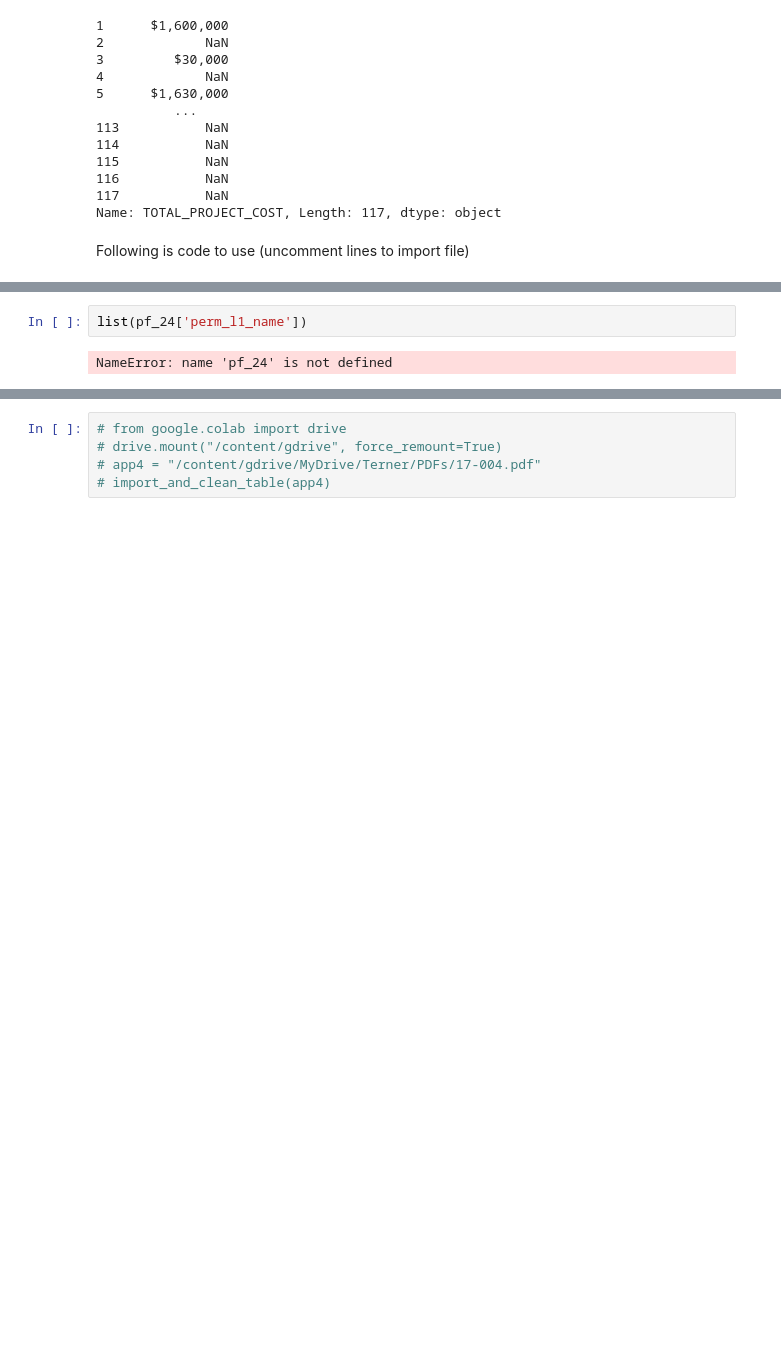
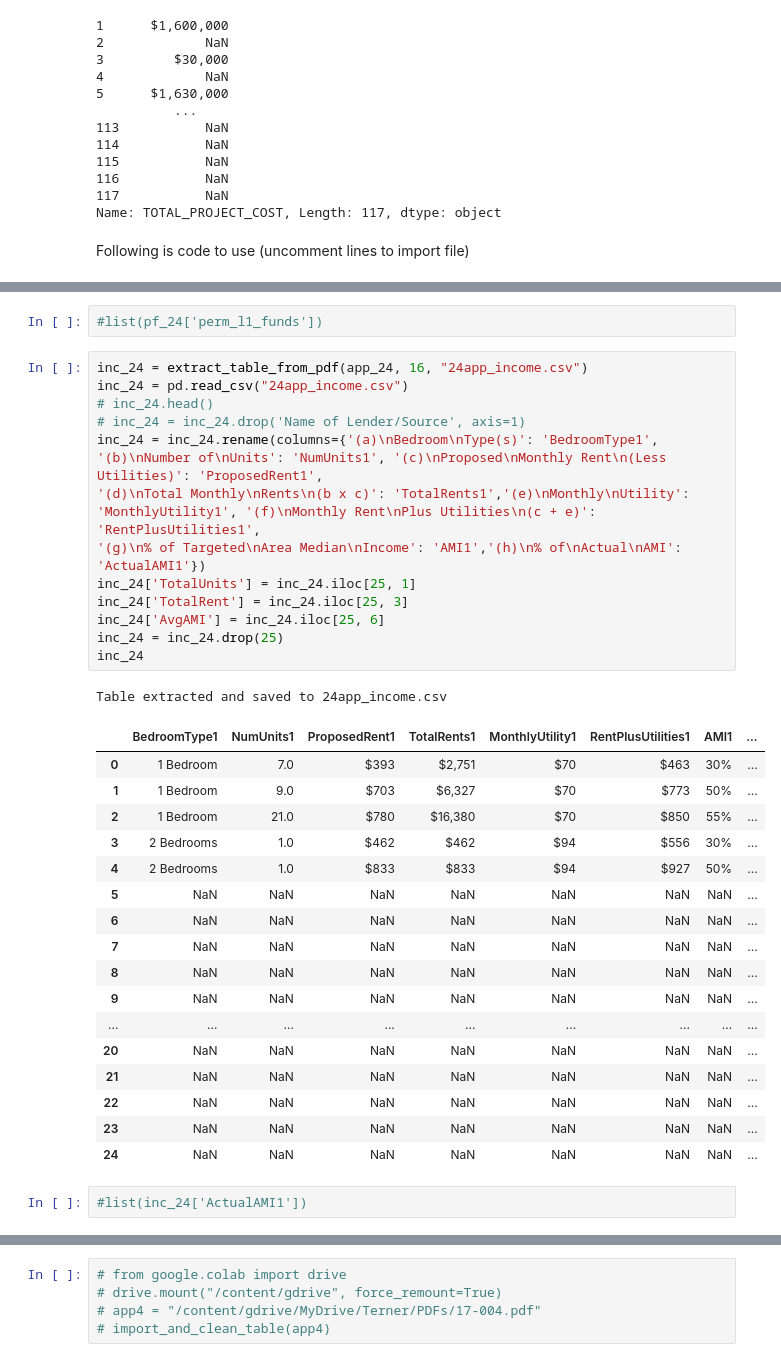
Before and after one commit to farihahahaa/DiscoveryFall22, a Jupyter notebook: InitDataScrape.ipynb, the cells around one changed output, grey strips where cells are left out. Saved outputs shown, nothing was run; the diff lists cells and outputs as text; blank space fills up the shorter version.

```diff
--- a/InitDataScrape.ipynb
+++ b/InitDataScrape.ipynb
@@ -367,7 +369,39 @@ Table extracted and saved to 24app_permfin.csv
 | 12 | NaN | NaN | NaN | NaN | NaN | $4,183,502 | ... |
 | 13 | NaN | NaN | NaN | NaN | NaN | $13,647,151 | ... |
 | 14 | NaN | NaN | NaN | NaN | NaN | $17,830,653 | ... |
-# %%
-list(pf_24['perm_l1_name'])
-# %% [output]
-NameError: name 'pf_24' is not defined
+# %%
+#list(pf_24['perm_l1_funds'])
+# %%
+inc_24 = extract_table_from_pdf(app_24, 16, "24app_income.csv")
+inc_24 = pd.read_csv("24app_income.csv")
+# inc_24.head()
+# inc_24 = inc_24.drop('Name of Lender/Source', axis=1)
+inc_24 = inc_24.rename(columns={'(a)\nBedroom\nType(s)': 'BedroomType1', '(b)\nNumber of\nUnits': 'NumUnits1', '(c)\nProposed\nMonthly Rent\n(Less Utilities)': 'ProposedRent1',
+'(d)\nTotal Monthly\nRents\n(b x c)': 'TotalRents1','(e)\nMonthly\nUtility': 'MonthlyUtility1', '(f)\nMonthly Rent\nPlus Utilities\n(c + e)': 'RentPlusUtilities1',
+'(g)\n% of Targeted\nArea Median\nIncome': 'AMI1','(h)\n% of\nActual\nAMI': 'ActualAMI1'})
+inc_24['TotalUnits'] = inc_24.iloc[25, 1]
+inc_24['TotalRent'] = inc_24.iloc[25, 3]
+inc_24['AvgAMI'] = inc_24.iloc[25, 6]
+inc_24 = inc_24.drop(25)
+inc_24
+# %% [output]
+Table extracted and saved to 24app_income.csv
+|  | BedroomType1 | NumUnits1 | ProposedRent1 | TotalRents1 | MonthlyUtility1 | RentPlusUtilities1 | AMI1 | ... |
+| 0 | 1 Bedroom | 7.0 | $393 | $2,751 | $70 | $463 | 30% | ... |
+| 1 | 1 Bedroom | 9.0 | $703 | $6,327 | $70 | $773 | 50% | ... |
+| 2 | 1 Bedroom | 21.0 | $780 | $16,380 | $70 | $850 | 55% | ... |
+| 3 | 2 Bedrooms | 1.0 | $462 | $462 | $94 | $556 | 30% | ... |
+| 4 | 2 Bedrooms | 1.0 | $833 | $833 | $94 | $927 | 50% | ... |
+| 5 | NaN | NaN | NaN | NaN | NaN | NaN | NaN | ... |
+| 6 | NaN | NaN | NaN | NaN | NaN | NaN | NaN | ... |
+| 7 | NaN | NaN | NaN | NaN | NaN | NaN | NaN | ... |
+| 8 | NaN | NaN | NaN | NaN | NaN | NaN | NaN | ... |
+| 9 | NaN | NaN | NaN | NaN | NaN | NaN | NaN | ... |
+| ... | ... | ... | ... | ... | ... | ... | ... | ... |
+| 20 | NaN | NaN | NaN | NaN | NaN | NaN | NaN | ... |
+| 21 | NaN | NaN | NaN | NaN | NaN | NaN | NaN | ... |
+| 22 | NaN | NaN | NaN | NaN | NaN | NaN | NaN | ... |
+| 23 | NaN | NaN | NaN | NaN | NaN | NaN | NaN | ... |
+| 24 | NaN | NaN | NaN | NaN | NaN | NaN | NaN | ... |
+# %%
+#list(inc_24['ActualAMI1'])
```
Also changed, not shown: parts of 9 cells of this notebook.
